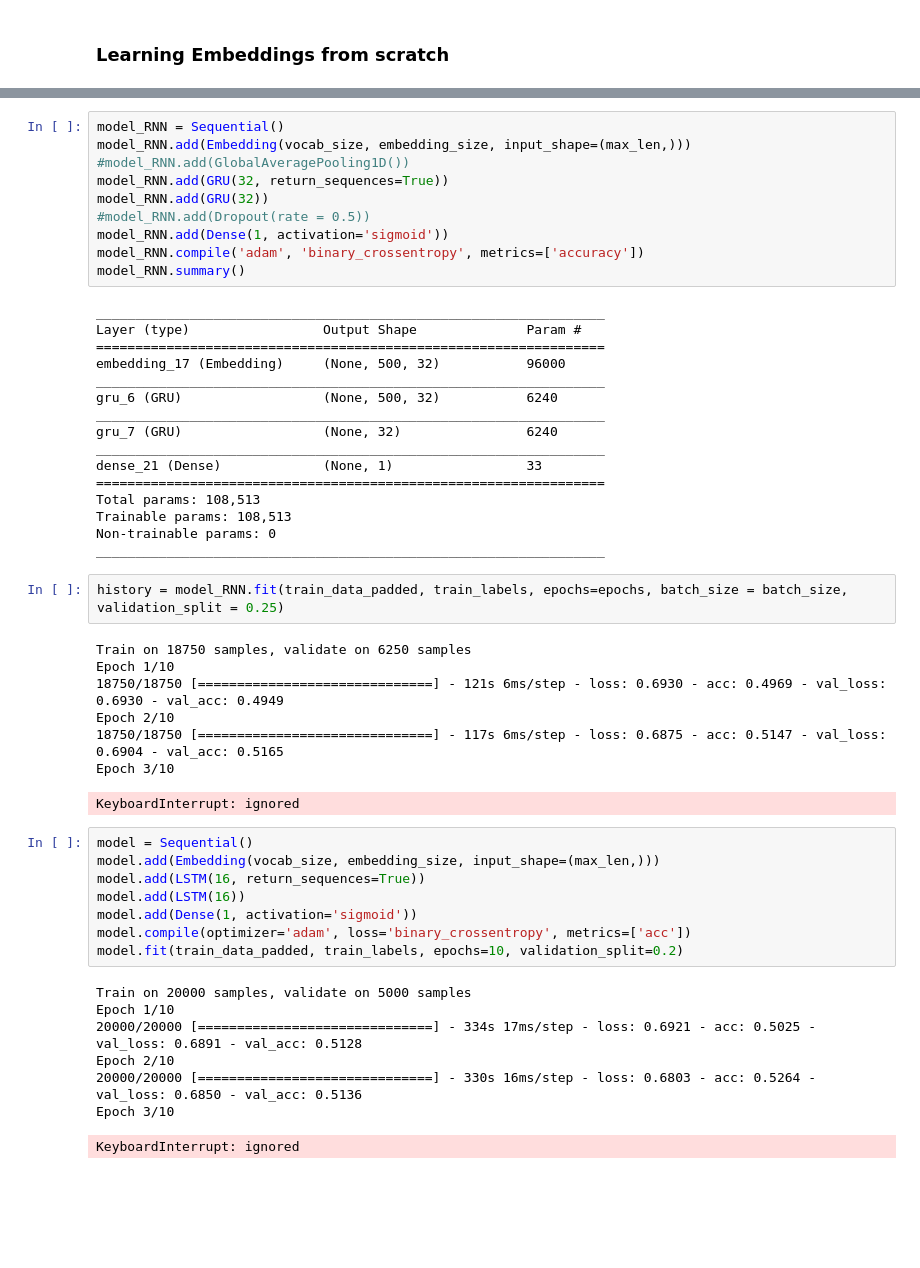
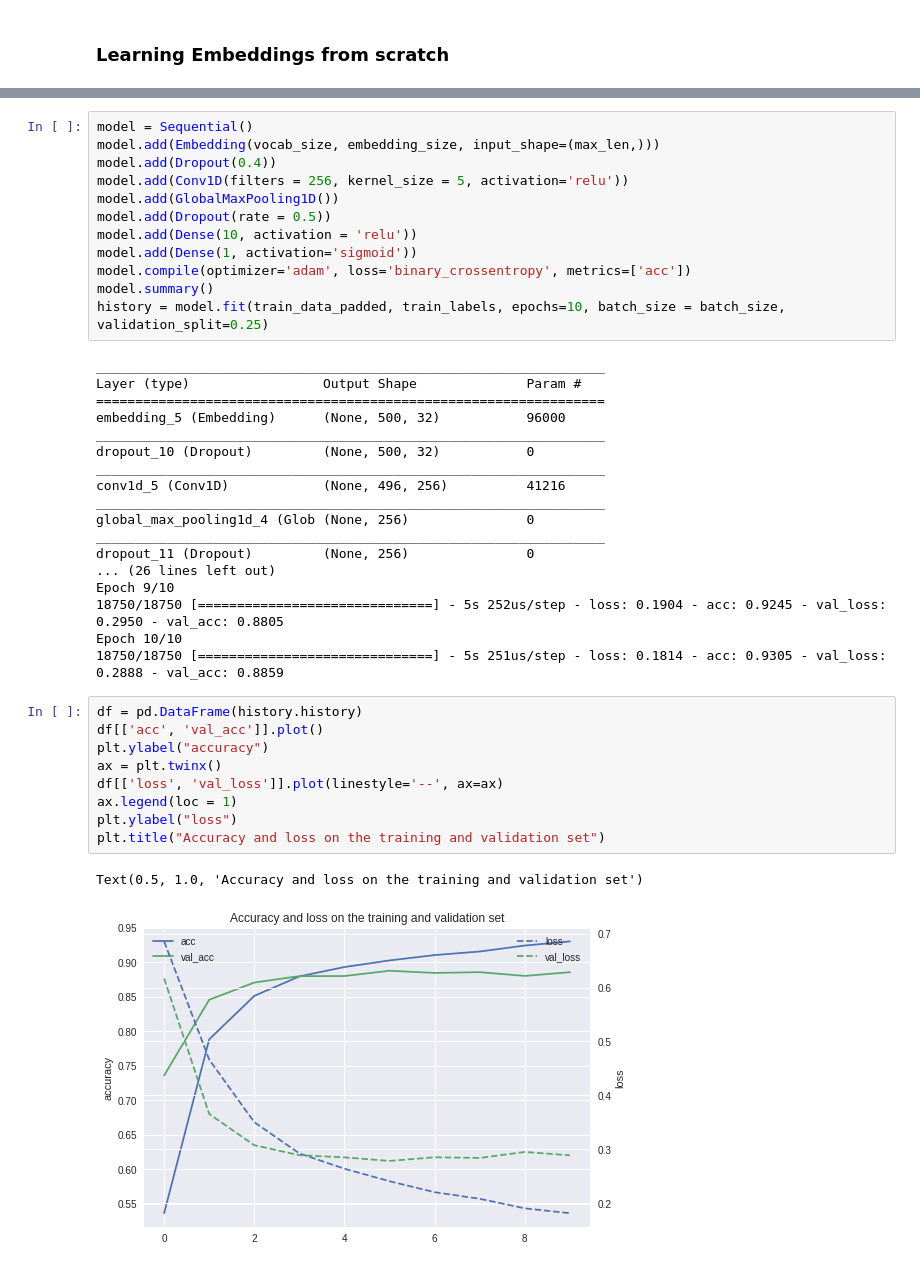
Before and after one commit to MaximeKan/Natural-Language-Processing, a Jupyter notebook: Review_Classification_NN.ipynb, the cells around one changed output, grey strips where cells are left out. Cells and saved outputs as stored; diff of their text form; blank space fills up the shorter version.

```diff
--- a/Review_Classification_NN.ipynb
+++ b/Review_Classification_NN.ipynb
@@ -149,52 +156,42 @@ Text(0.5, 1.0, 'Accuracy and loss on the training and validation set')
 # %%
-model_RNN = Sequential()
-model_RNN.add(Embedding(vocab_size, embedding_size, input_shape=(max_len,)))
-#model_RNN.add(GlobalAveragePooling1D())
-model_RNN.add(GRU(32, return_sequences=True))
-model_RNN.add(GRU(32))
-#model_RNN.add(Dropout(rate = 0.5))
-model_RNN.add(Dense(1, activation='sigmoid'))
-model_RNN.compile('adam', 'binary_crossentropy', metrics=['accuracy'])
-model_RNN.summary()
+model = Sequential()
+model.add(Embedding(vocab_size, embedding_size, input_shape=(max_len,)))
+model.add(Dropout(0.4))
+model.add(Conv1D(filters = 256, kernel_size = 5, activation='relu'))
+model.add(GlobalMaxPooling1D())
+model.add(Dropout(rate = 0.5))
+model.add(Dense(10, activation = 'relu'))
+model.add(Dense(1, activation='sigmoid'))
+model.compile(optimizer='adam', loss='binary_crossentropy', metrics=['acc'])
+model.summary()
+history = model.fit(train_data_padded, train_labels, epochs=10, batch_size = batch_size, validation_split=0.25)
 # %% [output]
 _________________________________________________________________
 Layer (type)                 Output Shape              Param #
 =================================================================
-embedding_17 (Embedding)     (None, 500, 32)           96000
+embedding_5 (Embedding)      (None, 500, 32)           96000
 _________________________________________________________________
-gru_6 (GRU)                  (None, 500, 32)           6240
+dropout_10 (Dropout)         (None, 500, 32)           0
 _________________________________________________________________
-gru_7 (GRU)                  (None, 32)                6240
+conv1d_5 (Conv1D)            (None, 496, 256)          41216
 _________________________________________________________________
-dense_21 (Dense)             (None, 1)                 33
-=================================================================
-Total params: 108,513
-Trainable params: 108,513
-Non-trainable params: 0
+global_max_pooling1d_4 (Glob (None, 256)               0
 _________________________________________________________________
+dropout_11 (Dropout)         (None, 256)               0
+... (26 lines left out)
+Epoch 9/10
+18750/18750 [==============================] - 5s 252us/step - loss: 0.1904 - acc: 0.9245 - val_loss: 0.2950 - val_acc: 0.8805
+Epoch 10/10
+18750/18750 [==============================] - 5s 251us/step - loss: 0.1814 - acc: 0.9305 - val_loss: 0.2888 - val_acc: 0.8859
-# %%
-history = model_RNN.fit(train_data_padded, train_labels, epochs=epochs, batch_size = batch_size, validation_split = 0.25)
-# %% [output]
-Train on 18750 samples, validate on 6250 samples
-Epoch 1/10
-18750/18750 [==============================] - 121s 6ms/step - loss: 0.6930 - acc: 0.4969 - val_loss: 0.6930 - val_acc: 0.4949
-Epoch 2/10
-18750/18750 [==============================] - 117s 6ms/step - loss: 0.6875 - acc: 0.5147 - val_loss: 0.6904 - val_acc: 0.5165
-Epoch 3/10
-KeyboardInterrupt: ignored
-# %%
-model = Sequential()
-model.add(Embedding(vocab_size, embedding_size, input_shape=(max_len,)))
-model.add(LSTM(16, return_sequences=True))
-model.add(LSTM(16))
-model.add(Dense(1, activation='sigmoid'))
-model.compile(optimizer='adam', loss='binary_crossentropy', metrics=['acc'])
-model.fit(train_data_padded, train_labels, epochs=10, validation_split=0.2)
-# %% [output]
-Train on 20000 samples, validate on 5000 samples
-Epoch 1/10
-20000/20000 [==============================] - 334s 17ms/step - loss: 0.6921 - acc: 0.5025 - val_loss: 0.6891 - val_acc: 0.5128
-Epoch 2/10
-20000/20000 [==============================] - 330s 16ms/step - loss: 0.6803 - acc: 0.5264 - val_loss: 0.6850 - val_acc: 0.5136
-Epoch 3/10
-KeyboardInterrupt: ignored
+# %%
+df = pd.DataFrame(history.history)
+df[['acc', 'val_acc']].plot()
+plt.ylabel("accuracy")
+ax = plt.twinx()
+df[['loss', 'val_loss']].plot(linestyle='--', ax=ax)
+ax.legend(loc = 1)
+plt.ylabel("loss")
+plt.title("Accuracy and loss on the training and validation set")
+# %% [output]
+Text(0.5, 1.0, 'Accuracy and loss on the training and validation set')
+[figure, added]
```
Also changed, not shown: parts of 5 cells of this notebook.
